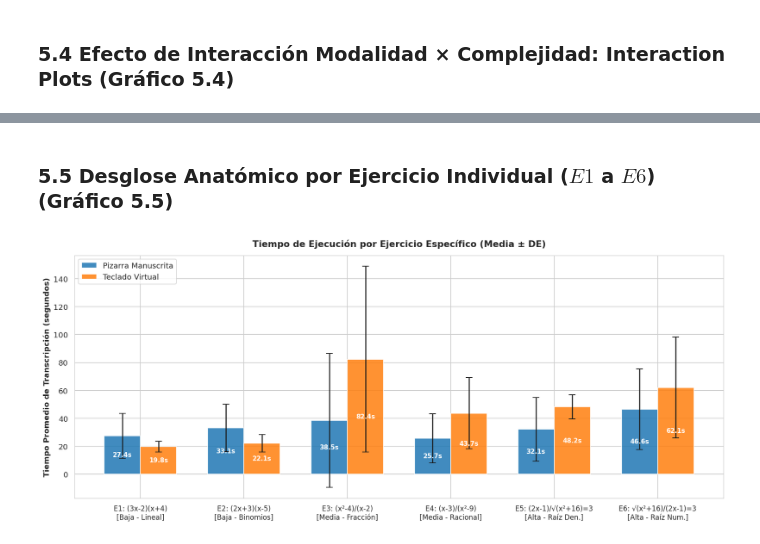
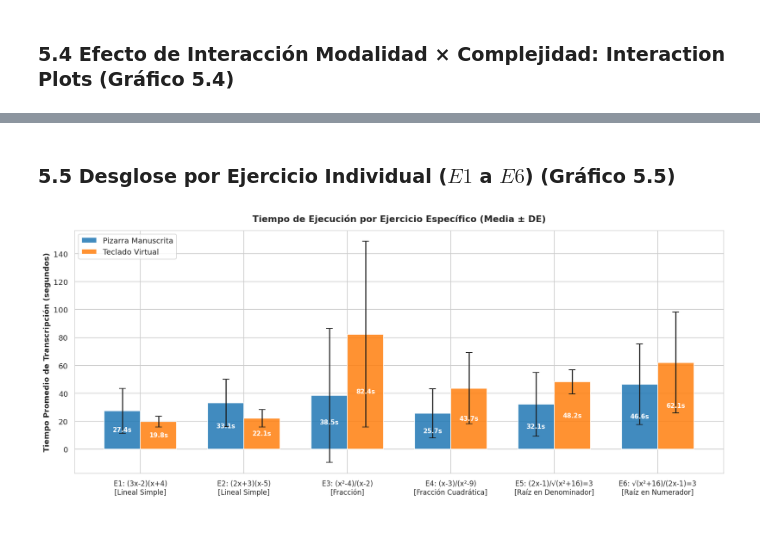
Before and after one commit to NyRoo12/analisis_datos_estudiantes, a Jupyter notebook: analisis_resultados_estudio.ipynb, the cells around one changed output, grey strips where cells are left out. Drawn from its saved outputs; the diff is of its cells as text; code cells hidden in the pictures.

```diff
--- a/analisis_resultados_estudio.ipynb
+++ b/analisis_resultados_estudio.ipynb
@@ -1154,5 +1158,5 @@ plt.show()
 # %% [markdown]
-### 5.5 Desglose Anatómico por Ejercicio Individual ($E1$ a $E6$) (Gráfico 5.5)
+### 5.5 Desglose por Ejercicio Individual ($E1$ a $E6$) (Gráfico 5.5)
 # %%
 # 5.5 Desglose Comparativo Ejercicio por Ejercicio (E1 a E6)
 fig, ax = plt.subplots(figsize=(14, 6))
@@ -1160,37 +1164,37 @@ fig, ax = plt.subplots(figsize=(14, 6))
 ex_time_mean = df.groupby(['exercise', 'condicion'])['seconds'].mean().unstack('condicion')
 ex_time_std = df.groupby(['exercise', 'condicion'])['seconds'].std().unstack('condicion')
 
 x = np.arange(len(ex_time_mean.index))
 width = 0.35
 
 rects1 = ax.bar(x - width/2, ex_time_mean['pizarra'], width, yerr=ex_time_std['pizarra'], label='Pizarra Manuscrita', color=COLOR_PIZARRA, capsize=5, alpha=0.85)
 rects2 = ax.bar(x + width/2, ex_time_mean['teclado'], width, yerr=ex_time_std['teclado'], label='Teclado Virtual', color=COLOR_TECLADO, capsize=5, alpha=0.85)
 
 ex_labels = [
-    'E1: (3x-2)(x+4)\n[Baja - Lineal]',
-    'E2: (2x+3)(x-5)\n[Baja - Binomios]',
-    'E3: (x²-4)/(x-2)\n[Media - Fracción]',
-    'E4: (x-3)/(x²-9)\n[Media - Racional]',
-    'E5: (2x-1)/√(x²+16)=3\n[Alta - Raíz Den.]',
-    'E6: √(x²+16)/(2x-1)=3\n[Alta - Raíz Num.]'
+    'E1: (3x-2)(x+4)\n[Lineal Simple]',
+    'E2: (2x+3)(x-5)\n[Lineal Simple]',
+    'E3: (x²-4)/(x-2)\n[Fracción]',
+    'E4: (x-3)/(x²-9)\n[Fracción Cuadrática]',
+    'E5: (2x-1)/√(x²+16)=3\n[Raíz en Denominador]',
+    'E6: √(x²+16)/(2x-1)=3\n[Raíz en Numerador]'
 ]
 
 ax.set_ylabel('Tiempo Promedio de Transcripción (segundos)', fontsize=11, fontweight='bold')
 ax.set_title('Tiempo de Ejecución por Ejercicio Específico (Media ± DE)', fontsize=13, fontweight='bold', pad=12)
 ax.set_xticks(x)
 ax.set_xticklabels(ex_labels, fontsize=10)
 ax.legend(frameon=True, loc='upper left')
 
 for rect in rects1:
     h = rect.get_height()
     ax.annotate(f'{h:.1f}s', xy=(rect.get_x() + rect.get_width() / 2, h / 2),
                 xytext=(0, 0), textcoords="offset points", ha='center', va='center', color='white', fontweight='bold', fontsize=9)
 for rect in rects2:
     h = rect.get_height()
     ax.annotate(f'{h:.1f}s', xy=(rect.get_x() + rect.get_width() / 2, h / 2),
                 xytext=(0, 0), textcoords="offset points", ha='center', va='center', color='white', fontweight='bold', fontsize=9)
 
 plt.tight_layout()
 plt.show()
 # %% [output]
-[figure, old version]
+[figure, new version]
```
Also changed, not shown: parts of 76 cells of this notebook, 2 other files.
